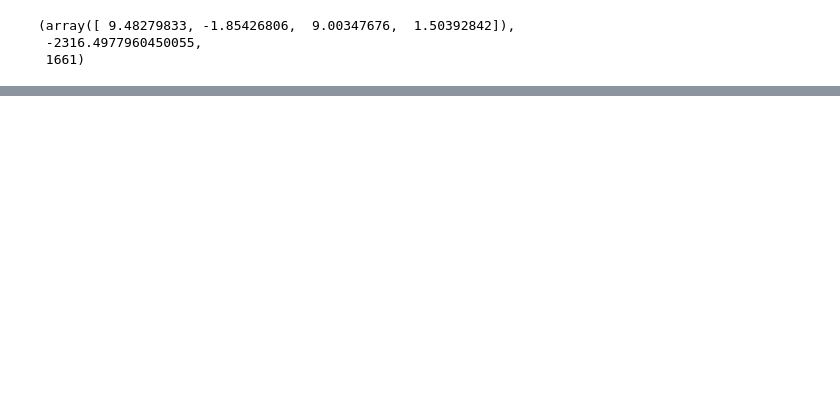
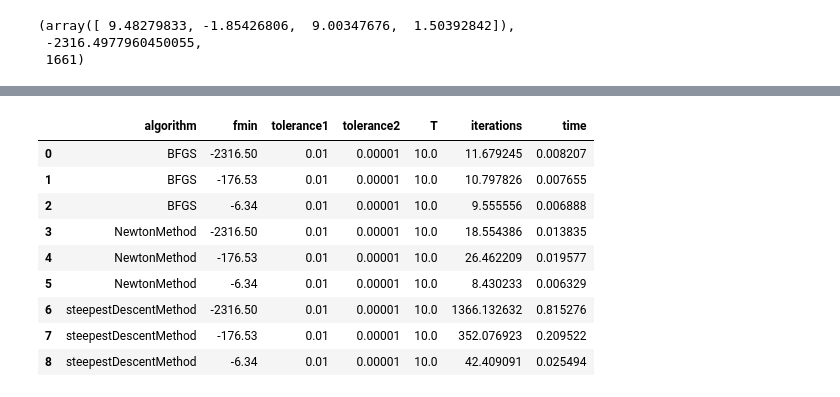
Before and after one commit to a-westcott/tior-group-project, a Jupyter notebook: Descent Methods.ipynb, the cells around one changed output, grey strips where cells are left out. Cells and saved outputs as stored; diff of their text form; code cells hidden in the pictures; blank space fills up the shorter version.

Commit message:
Added Experimental Capacity

```diff
--- a/Descent Methods.ipynb
+++ b/Descent Methods.ipynb
@@ -107,7 +107,7 @@ def multiVariableGoldenSectionSearch(f, a, b, tolerance, x, d):
     fminEstimate = f(x + minEstimate*d)
     return minEstimate, fminEstimate
 
-def BFGS(f, gradf, x0, H0, tolerance1, tolerance2, T):
+def BFGS(f, gradf, x0, tolerance1, tolerance2, T, H0, **kwargs):
     '''
     INPUT
         f:          the multivariable function to minimise
@@ -125,8 +125,8 @@ def BFGS(f, gradf, x0, H0, tolerance1, tolerance2, T):
     k = 0
     iteration_number = 0
 
-    xk = x0
-    xk_old = x0
+    xk = np.copy(x0)
+    xk_old = np.copy(x0)
     H_old = H0
 
     while norm(gradf(xk)) >= tolerance1:
@@ -143,7 +143,7 @@ def BFGS(f, gradf, x0, H0, tolerance1, tolerance2, T):
         a, b = multiVariableHalfOpen(f, xk, dk, T)
 
         # (2) use golden section algorithm to estimate the stepsize t in [a,b] which minimises f in the direction dk from xk
-        tmin, fmin = multiVariableGoldenSectionSearch(f, a, b, tolerance2, xk, dk);
+        tmin, fmin = multiVariableGoldenSectionSearch(f, a, b, tolerance2, xk, dk)
 
         k += 1
 
@@ -163,7 +163,7 @@ def BFGS(f, gradf, x0, H0, tolerance1, tolerance2, T):
     fminEstimate = f(xminEstimate)
     return xminEstimate, fminEstimate, k
 
-def NewtonMethod(f, gradf, hessf, x0, tolerance1, tolerance2, T):
+def NewtonMethod(f, gradf, x0, tolerance1, tolerance2, T, hessf, **kwargs):
     '''
     INPUT
         f:          the multivariable function to minimise
@@ -210,7 +210,7 @@ def NewtonMethod(f, gradf, hessf, x0, tolerance1, tolerance2, T):
     fminEstimate = f(xminEstimate)
     return xminEstimate, fminEstimate, k
 
-def steepestDescentMethod(f, gradf, x0, tolerance1, tolerance2, T):
+def steepestDescentMethod(f, gradf, x0, tolerance1, tolerance2, T, **kwargs):
     '''
     INPUT
         f:          the multivariable function to minimise
@@ -266,0 +371,5 @@ steepestDescentMethod(f, gradf, np.array([1.0, 2,3,4]), 10**(-2), 10**(-5), 10)
+# %%
+%%time
+# This cell will take a while to run
+results = experiment([steepestDescentMethod, NewtonMethod, BFGS], [-10, 10], [10**(-2)], [10**(-5)], [10], 1000)
+results.sample(5)
@@ -266,0 +384,14 @@ steepestDescentMethod(f, gradf, np.array([1.0, 2,3,4]), 10**(-2), 10**(-5), 10)
+# %%
+# Results, grouped by whatever you'd like
+results.groupby(['algorithm', 'fmin']).mean().reset_index()
+# %% [output]
+|  | algorithm | fmin | tolerance1 | tolerance2 | T | iterations | time |
+| 0 | BFGS | -2316.50 | 0.01 | 0.00001 | 10.0 | 11.679245 | 0.008207 |
+| 1 | BFGS | -176.53 | 0.01 | 0.00001 | 10.0 | 10.797826 | 0.007655 |
+| 2 | BFGS | -6.34 | 0.01 | 0.00001 | 10.0 | 9.555556 | 0.006888 |
+| 3 | NewtonMethod | -2316.50 | 0.01 | 0.00001 | 10.0 | 18.554386 | 0.013835 |
+| 4 | NewtonMethod | -176.53 | 0.01 | 0.00001 | 10.0 | 26.462209 | 0.019577 |
+| 5 | NewtonMethod | -6.34 | 0.01 | 0.00001 | 10.0 | 8.430233 | 0.006329 |
+| 6 | steepestDescentMethod | -2316.50 | 0.01 | 0.00001 | 10.0 | 1366.132632 | 0.815276 |
+| 7 | steepestDescentMethod | -176.53 | 0.01 | 0.00001 | 10.0 | 352.076923 | 0.209522 |
+| 8 | steepestDescentMethod | -6.34 | 0.01 | 0.00001 | 10.0 | 42.409091 | 0.025494 |
```
Also changed, not shown: parts of 12 cells of this notebook.
